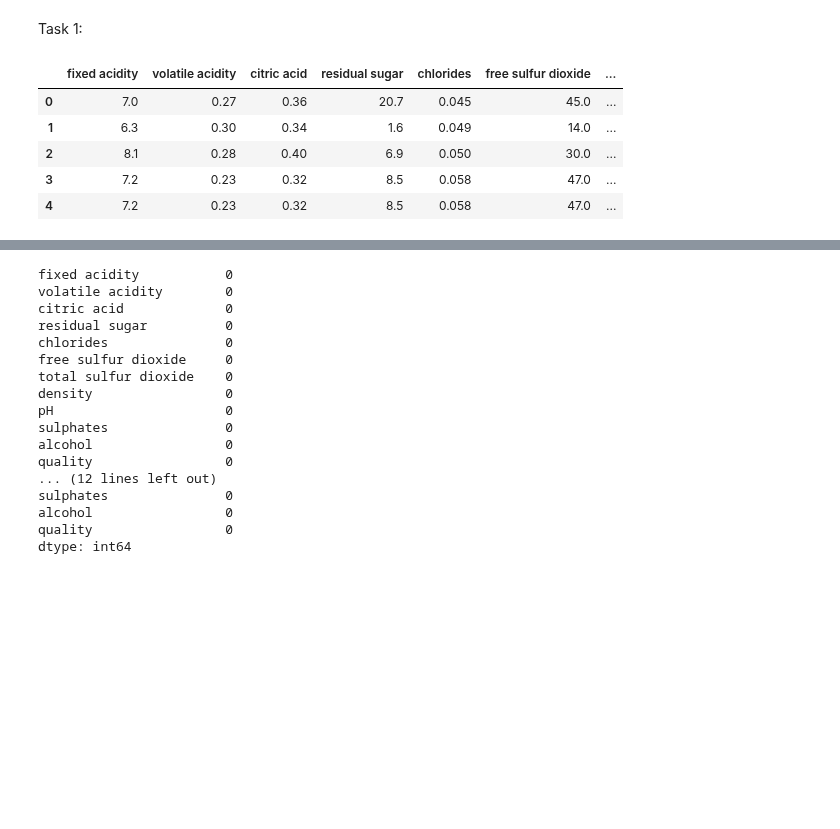
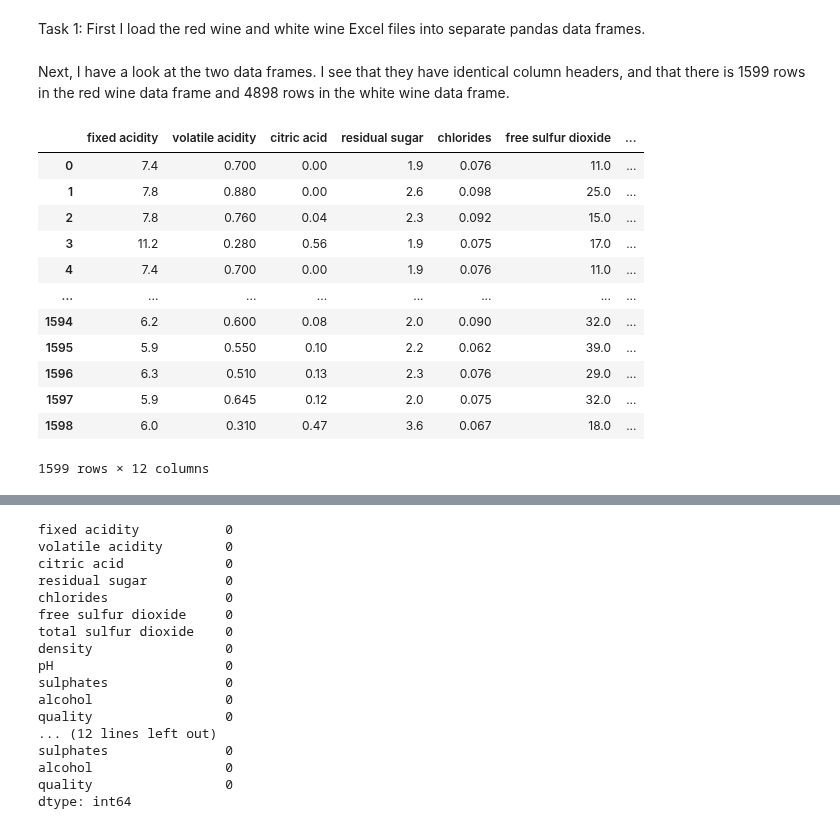
Before and after one commit to pbollhorn/bi-group5, a Jupyter notebook: mp2/mini_project_2.ipynb, the cells around one changed output, grey strips where cells are left out. Drawn from its saved outputs; the diff is of its cells as text; code cells hidden in the pictures; blank space fills up the shorter version.

```diff
--- a/mp2/mini_project_2.ipynb
+++ b/mp2/mini_project_2.ipynb
@@ -5,2 +2,0 @@ First the red wine data and white wine data is read in to its own pandas data fr
-# %% [markdown]
-Task 1:
@@ -7,19 +11,24 @@ Task 1:
+# %% [markdown]
+Task 1:
+First I load the red wine and white wine Excel files into separate pandas data frames.
 # %%
-import sys
-sys.path.append("..")
-
-import pandas as pd
-import seaborn as sb
-from reader import generic_reader
-
 red_wine = generic_reader.read_excel_file_to_data_frame("wine-data/winequality-red.xlsx", skiprows=1)
 white_wine = generic_reader.read_excel_file_to_data_frame("wine-data/winequality-white.xlsx", skiprows=1)
-
-white_wine.head()
-# %% [output]
-|  | fixed acidity | volatile acidity | citric acid | residual sugar | chlorides | free sulfur dioxide | ... |
-| 0 | 7.0 | 0.27 | 0.36 | 20.7 | 0.045 | 45.0 | ... |
-| 1 | 6.3 | 0.30 | 0.34 | 1.6 | 0.049 | 14.0 | ... |
-| 2 | 8.1 | 0.28 | 0.40 | 6.9 | 0.050 | 30.0 | ... |
-| 3 | 7.2 | 0.23 | 0.32 | 8.5 | 0.058 | 47.0 | ... |
-| 4 | 7.2 | 0.23 | 0.32 | 8.5 | 0.058 | 47.0 | ... |
+# %% [markdown]
+Next, I have a look at the two data frames. I see that they have identical column headers, and that there is 1599 rows in the red wine data frame and 4898 rows in the white wine data frame.
+# %%
+red_wine
+# %% [output]
+|  | fixed acidity | volatile acidity | citric acid | residual sugar | chlorides | free sulfur dioxide | ... |
+| 0 | 7.4 | 0.700 | 0.00 | 1.9 | 0.076 | 11.0 | ... |
+| 1 | 7.8 | 0.880 | 0.00 | 2.6 | 0.098 | 25.0 | ... |
+| 2 | 7.8 | 0.760 | 0.04 | 2.3 | 0.092 | 15.0 | ... |
+| 3 | 11.2 | 0.280 | 0.56 | 1.9 | 0.075 | 17.0 | ... |
+| 4 | 7.4 | 0.700 | 0.00 | 1.9 | 0.076 | 11.0 | ... |
+| ... | ... | ... | ... | ... | ... | ... | ... |
+| 1594 | 6.2 | 0.600 | 0.08 | 2.0 | 0.090 | 32.0 | ... |
+| 1595 | 5.9 | 0.550 | 0.10 | 2.2 | 0.062 | 39.0 | ... |
+| 1596 | 6.3 | 0.510 | 0.13 | 2.3 | 0.076 | 29.0 | ... |
+| 1597 | 5.9 | 0.645 | 0.12 | 2.0 | 0.075 | 32.0 | ... |
+| 1598 | 6.0 | 0.310 | 0.47 | 3.6 | 0.067 | 18.0 | ... |
+1599 rows × 12 columns
```
Also changed, not shown: parts of 12 cells of this notebook, 2 other files.
